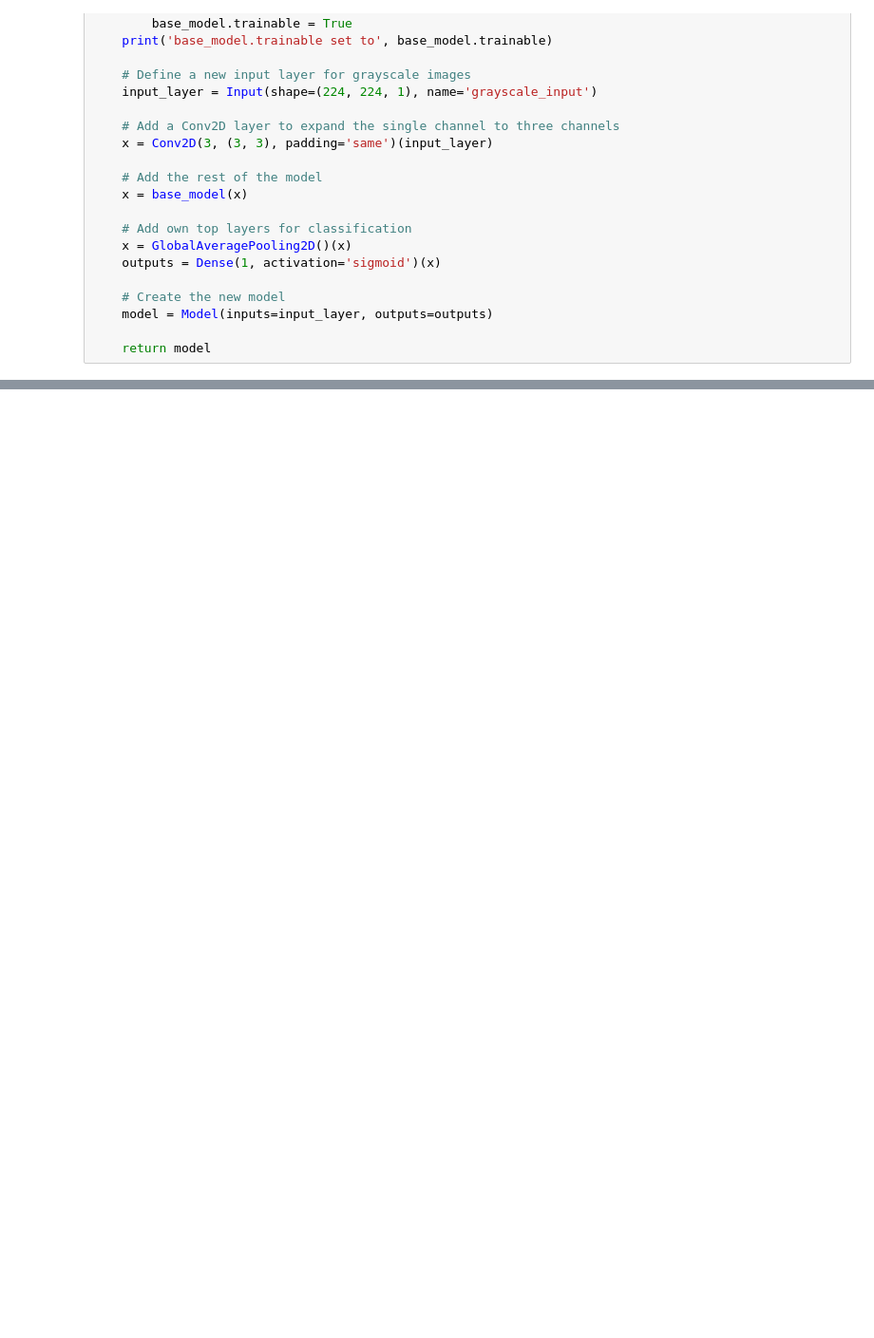
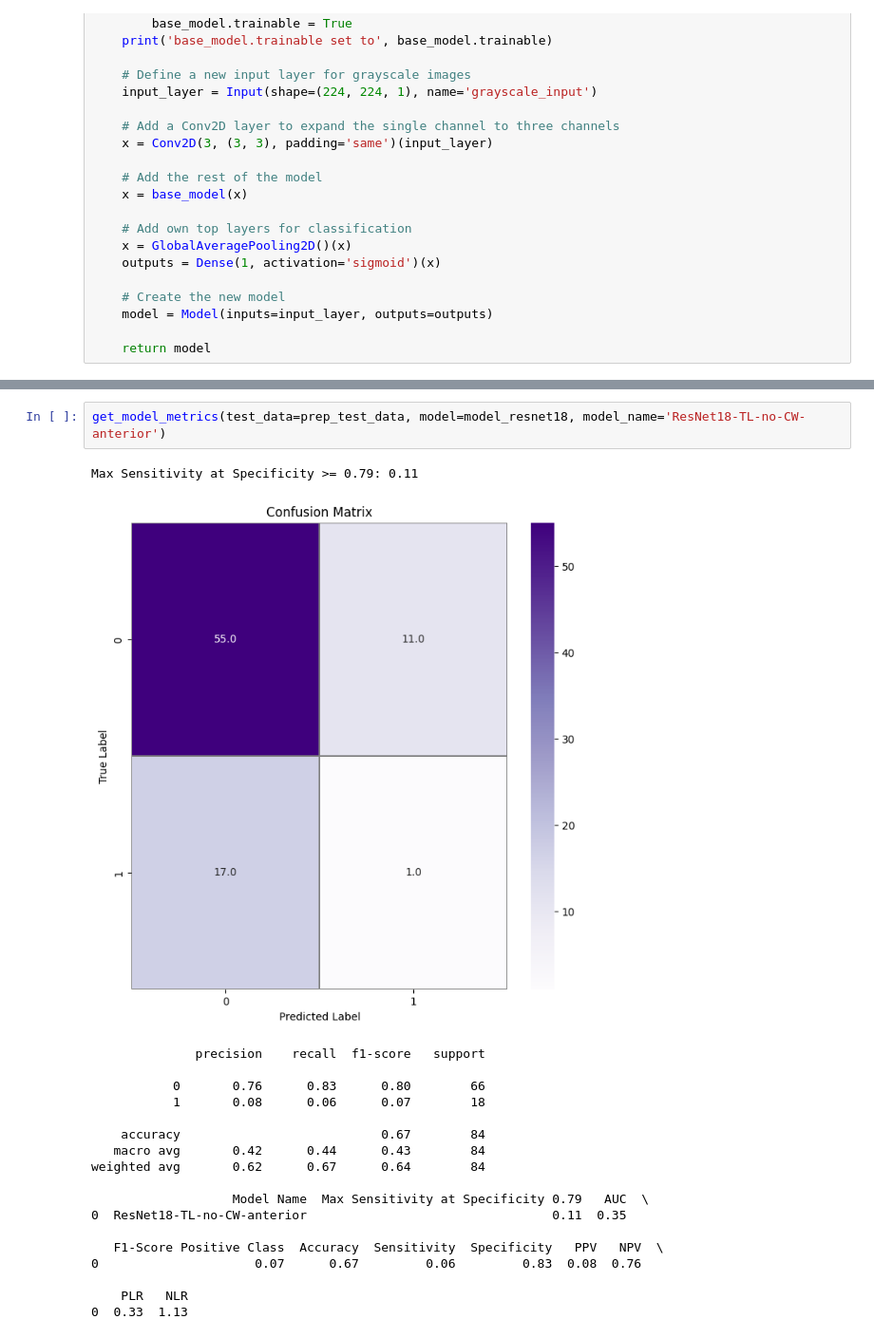
Before and after one commit to gwendysyd/Placenta-Insufficiency-Classification, a Jupyter notebook: src/3. Experiments/1. Deep Learning/7. Final trial (Optimization)/C3 - Optimized.ipynb, the cells around one changed output, grey strips where cells are left out. Shown at 95% size. Saved outputs shown, nothing was run; the diff lists cells and outputs as text; blank space fills up the shorter version.

```diff
--- a/src/3. Experiments/1. Deep Learning/7. Final trial (Optimization)/C3 - Optimized.ipynb
+++ b/src/3. Experiments/1. Deep Learning/7. Final trial (Optimization)/C3 - Optimized.ipynb
@@ -646,0 +332,22 @@ def objective(trial):
+# %%
+get_model_metrics(test_data=prep_test_data, model=model_resnet18, model_name='ResNet18-TL-no-CW-anterior')
+# %% [output]
+Max Sensitivity at Specificity >= 0.79: 0.11
+[figure, added]
+              precision    recall  f1-score   support
+
+           0       0.76      0.83      0.80        66
+           1       0.08      0.06      0.07        18
+
+    accuracy                           0.67        84
+   macro avg       0.42      0.44      0.43        84
+weighted avg       0.62      0.67      0.64        84
+
+                   Model Name  Max Sensitivity at Specificity 0.79   AUC  \
+0  ResNet18-TL-no-CW-anterior                                 0.11  0.35
+
+   F1-Score Positive Class  Accuracy  Sensitivity  Specificity   PPV   NPV  \
+0                     0.07      0.67         0.06         0.83  0.08  0.76
+
+    PLR   NLR
+0  0.33  1.13
```
Also changed, not shown: parts of 48 cells of this notebook, 3 other files.
